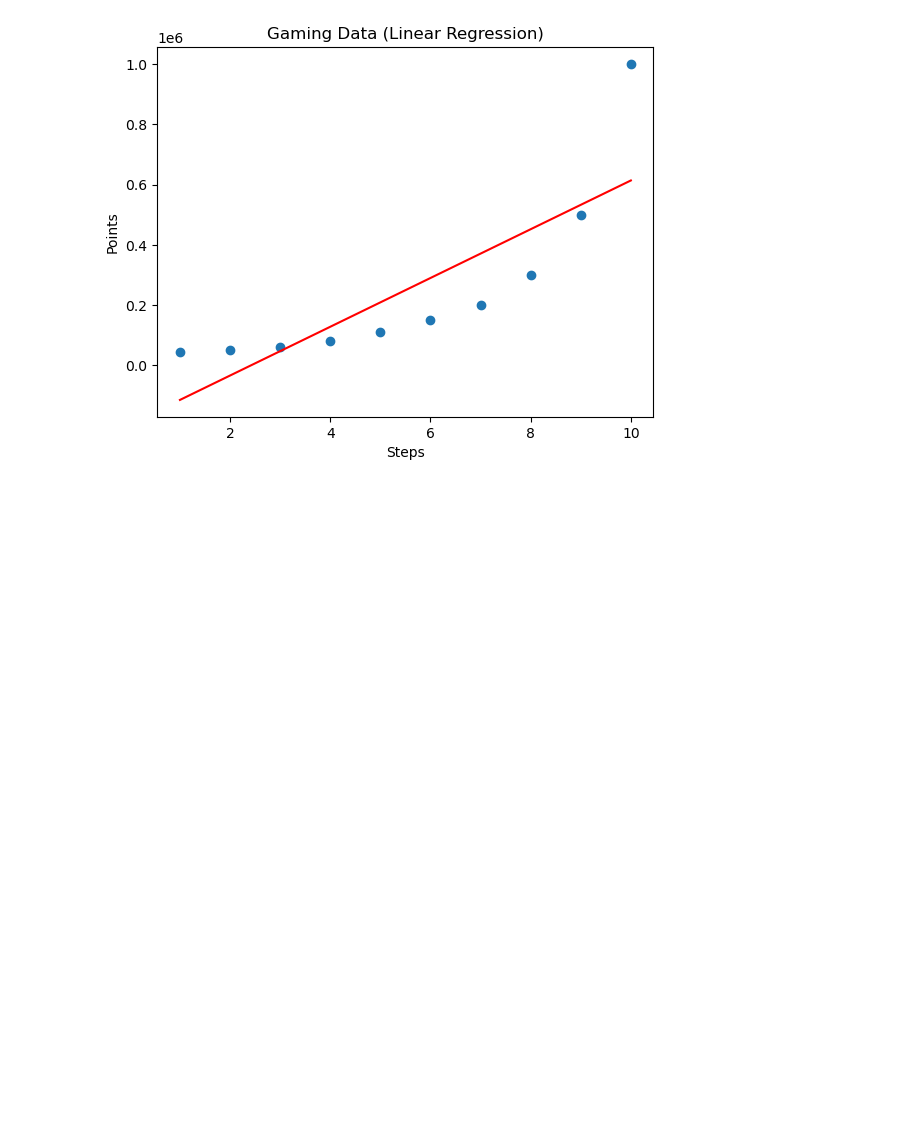
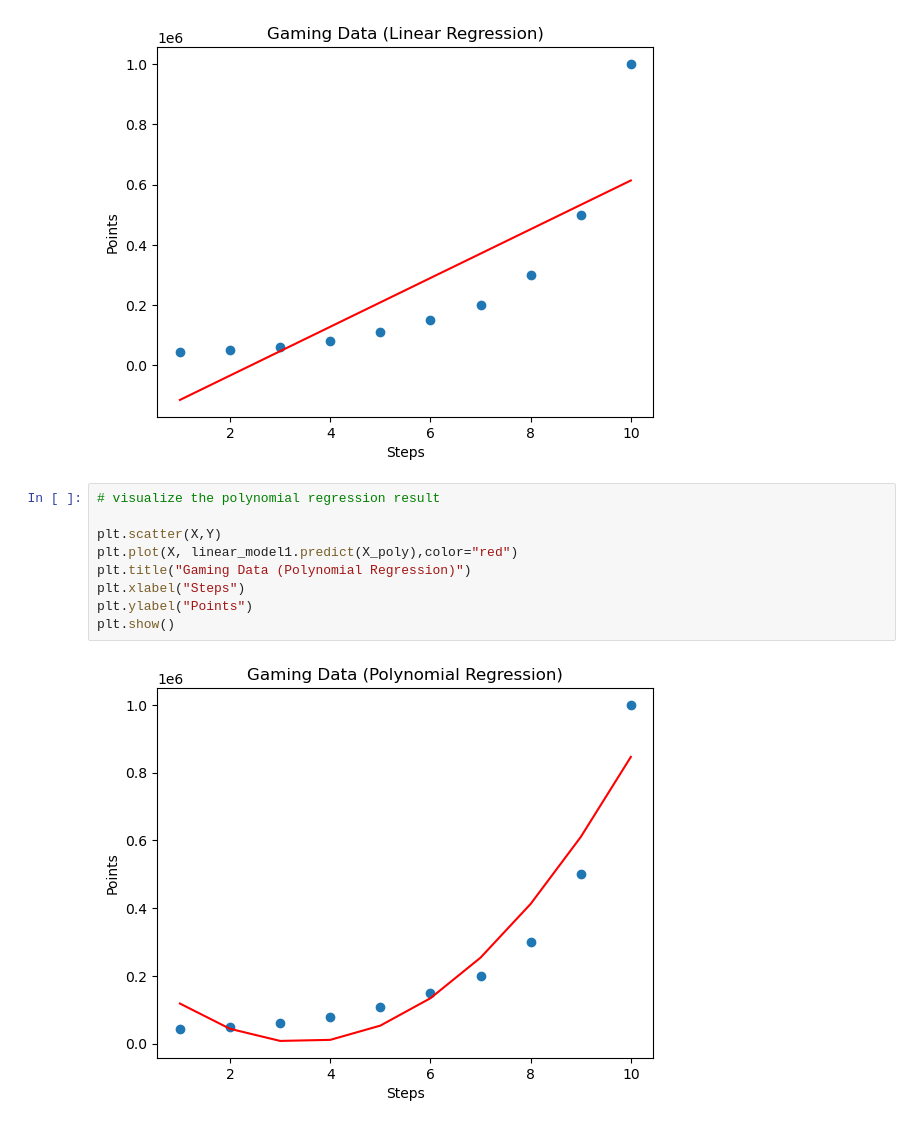
Before and after one commit to Ezerioha-ifeanyi/Machine-Learning---Regression, a Jupyter notebook: Regression .ipynb, the cells around one changed output. Cells and saved outputs as stored; diff of their text form; blank space fills up the shorter version.

Commit message:
plotted the polynomial regression result

```diff
--- a/Regression .ipynb
+++ b/Regression .ipynb
@@ -98,3 +98,14 @@ plt.ylabel("Points")
 plt.show()
 # %% [output]
 [figure]
+# %%
+# visualize the polynomial regression result
+
+plt.scatter(X,Y)
+plt.plot(X, linear_model1.predict(X_poly),color="red")
+plt.title("Gaming Data (Polynomial Regression)")
+plt.xlabel("Steps")
+plt.ylabel("Points")
+plt.show()
+# %% [output]
+[figure, added]
```
